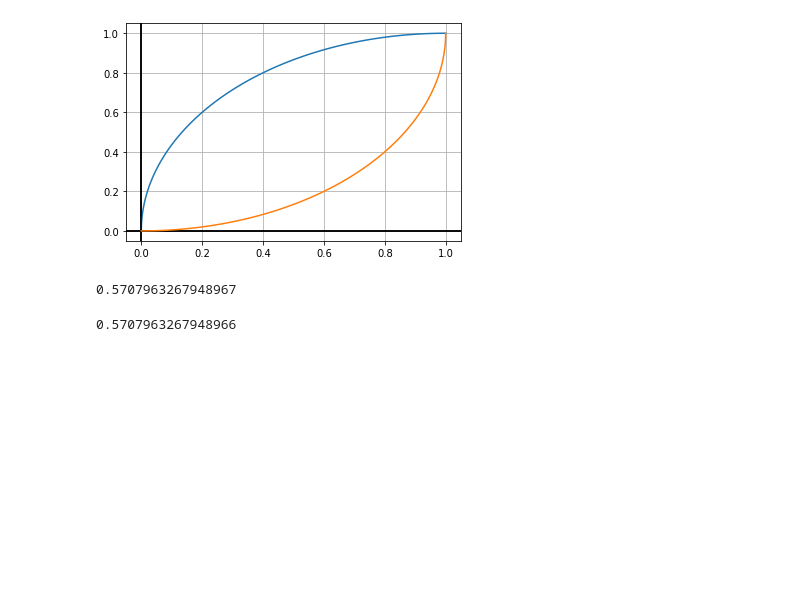
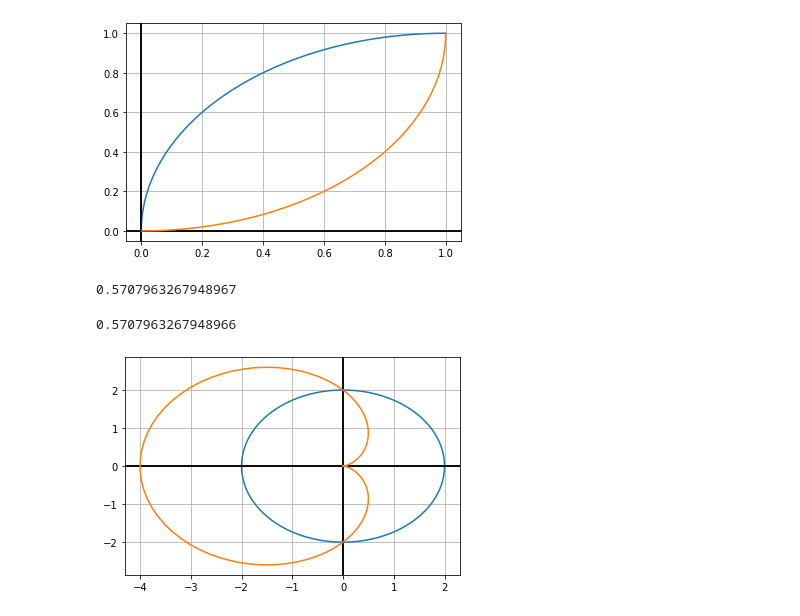
Before and after one commit to 8wgf3b/books, a Jupyter notebook: thomas_calculus_multivariable/11.ipynb, the cells around one changed output. Saved outputs shown, nothing was run; the diff lists cells and outputs as text; code cells hidden in the pictures; blank space fills up the shorter version.

```diff
--- a/thomas_calculus_multivariable/11.ipynb
+++ b/thomas_calculus_multivariable/11.ipynb
@@ -303,3 +303,8 @@ PArea(2 * smp.cos(th), 0.25 * np.pi, 0.5 * np.pi) + PArea(2 * smp.sin(th), 0, 0.
 np.pi/2 - 1
 # %% [output]
 0.5707963267948966
+# %%
+DP(2)
+DP(2*(1 - smp.cos(th)))
+# %% [output]
+[figure, added]
```
Also changed, not shown: parts of 6 cells of this notebook.
